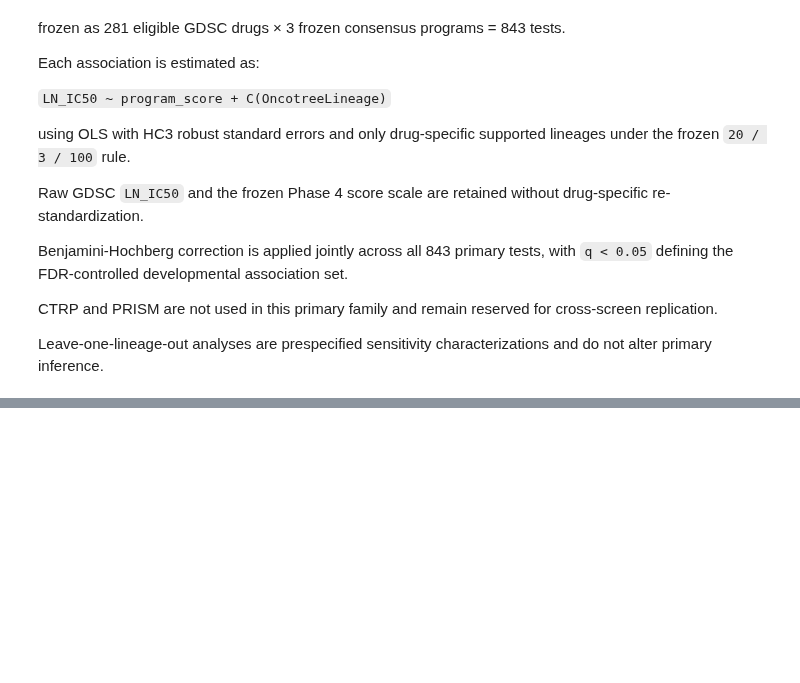
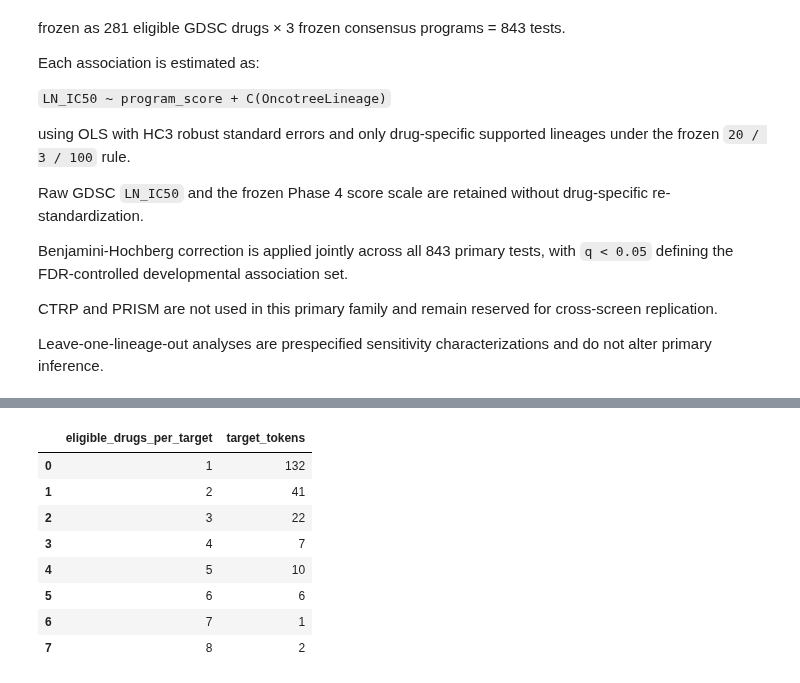
Before and after one commit to paulairazoqui/pancancer-epigenetics, a Jupyter notebook: notebooks/phase6_pharmacogenomic_contexts/600_program_drug_associations.ipynb, the cells around one changed output, grey strips where cells are left out. Drawn from its saved outputs; the diff is of its cells as text; code cells hidden in the pictures; blank space fills up the shorter version.

```diff
--- a/notebooks/phase6_pharmacogenomic_contexts/600_program_drug_associations.ipynb
+++ b/notebooks/phase6_pharmacogenomic_contexts/600_program_drug_associations.ipynb
@@ -3095,0 +4624,89 @@ and do not alter primary inference.
+# %%
+# =============================================================================
+# Characterize recurrence of provider-supplied target tokens across eligible drugs
+# =============================================================================
+
+target_token_summary = (
+    gdsc_target_long
+    .groupby(
+        "target_token",
+        sort=True,
+    )
+    .agg(
+        eligible_drugs=(
+            "DRUG_ID",
+            "nunique",
+        ),
+        fdr_associated_drugs=(
+            "has_fdr_association",
+            "sum",
+        ),
+        total_fdr_associations=(
+            "n_fdr_programs",
+            "sum",
+        ),
+    )
+    .reset_index()
+)
+
+target_recurrence_summary = (
+    target_token_summary[
+        "eligible_drugs"
+    ]
+    .value_counts()
+    .sort_index()
+    .rename_axis(
+        "eligible_drugs_per_target"
+    )
+    .reset_index(
+        name="target_tokens"
+    )
+)
+
+print(
+    "Provider target tokens:",
+    len(target_token_summary),
+)
+print(
+    "Singleton target tokens:",
+    (
+        target_token_summary[
+            "eligible_drugs"
+        ] == 1
+    ).sum(),
+)
+print(
+    "Target tokens represented by >=2 eligible drugs:",
+    (
+        target_token_summary[
+            "eligible_drugs"
+        ] >= 2
+    ).sum(),
+)
+print(
+    "Target tokens represented by >=3 eligible drugs:",
+    (
+        target_token_summary[
+            "eligible_drugs"
+        ] >= 3
+    ).sum(),
+)
+print(
+    "Target tokens represented by >=5 eligible drugs:",
+    (
+        target_token_summary[
+            "eligible_drugs"
+        ] >= 5
+    ).sum(),
+)
+print(
+    "Target tokens with >=1 FDR-associated drug:",
+    (
+        target_token_summary[
+            "fdr_associated_drugs"
+        ] >= 1
+    ).sum(),
+)
+
+display(target_recurrence_summary)
+# %% [output]
@@ -3095,0 +4719,9 @@ and do not alter primary inference.
+|  | eligible_drugs_per_target | target_tokens |
+| 0 | 1 | 132 |
+| 1 | 2 | 41 |
+| 2 | 3 | 22 |
+| 3 | 4 | 7 |
+| 4 | 5 | 10 |
+| 5 | 6 | 6 |
+| 6 | 7 | 1 |
+| 7 | 8 | 2 |
```
Also changed, not shown: parts of 35 cells of this notebook, 1 other file.
